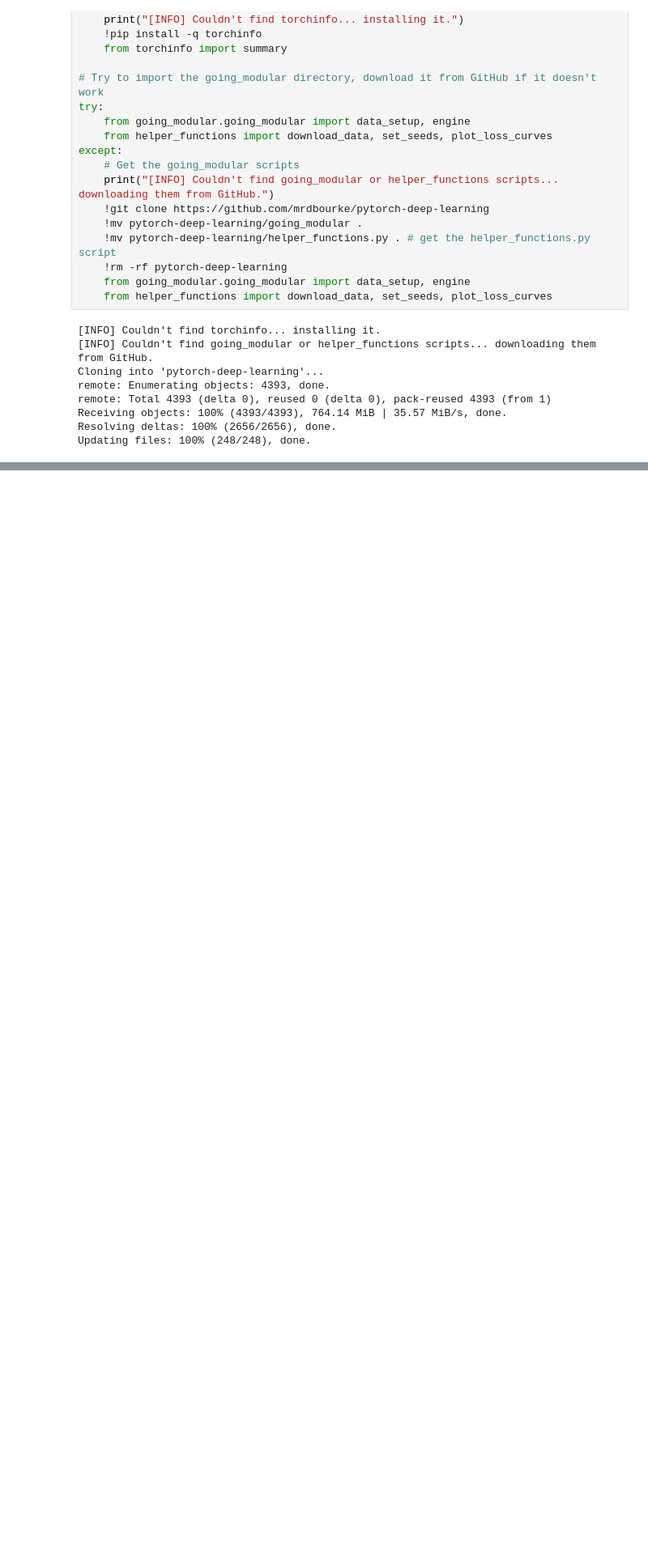
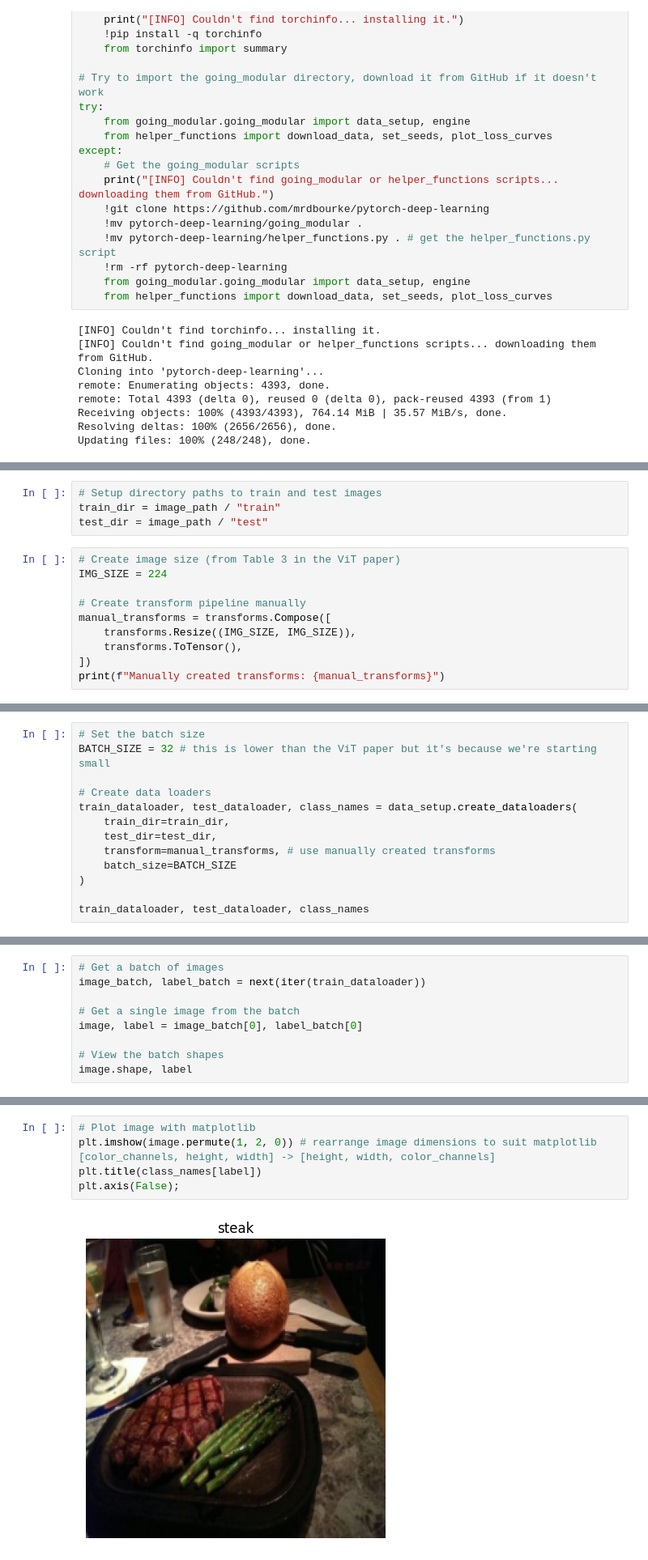
Before and after one commit to rpatel0022/PaperReplicating, a Jupyter notebook: PaperReplicating.ipynb, the cells around one changed output, grey strips where cells are left out. Shown at 81% size. Cells and saved outputs as stored; diff of their text form; blank space fills up the shorter version.

```diff
--- a/PaperReplicating.ipynb
+++ b/PaperReplicating.ipynb
@@ -60,0 +76,14 @@ Updating files: 100% (248/248), done.
+# %%
+# Setup directory paths to train and test images
+train_dir = image_path / "train"
+test_dir = image_path / "test"
+# %%
+# Create image size (from Table 3 in the ViT paper)
+IMG_SIZE = 224
+
+# Create transform pipeline manually
+manual_transforms = transforms.Compose([
+    transforms.Resize((IMG_SIZE, IMG_SIZE)),
+    transforms.ToTensor(),
+])
+print(f"Manually created transforms: {manual_transforms}")
@@ -60,0 +95,13 @@ Updating files: 100% (248/248), done.
+# %%
+# Set the batch size
+BATCH_SIZE = 32 # this is lower than the ViT paper but it's because we're starting small
+
+# Create data loaders
+train_dataloader, test_dataloader, class_names = data_setup.create_dataloaders(
+    train_dir=train_dir,
+    test_dir=test_dir,
+    transform=manual_transforms, # use manually created transforms
+    batch_size=BATCH_SIZE
+)
+
+train_dataloader, test_dataloader, class_names
@@ -60,0 +112,9 @@ Updating files: 100% (248/248), done.
+# %%
+# Get a batch of images
+image_batch, label_batch = next(iter(train_dataloader))
+
+# Get a single image from the batch
+image, label = image_batch[0], label_batch[0]
+
+# View the batch shapes
+image.shape, label
@@ -60,0 +123,7 @@ Updating files: 100% (248/248), done.
+# %%
+# Plot image with matplotlib
+plt.imshow(image.permute(1, 2, 0)) # rearrange image dimensions to suit matplotlib [color_channels, height, width] -> [height, width, color_channels]
+plt.title(class_names[label])
+plt.axis(False);
+# %% [output]
+[figure, added]
```
Also changed, not shown: parts of 43 cells of this notebook.
